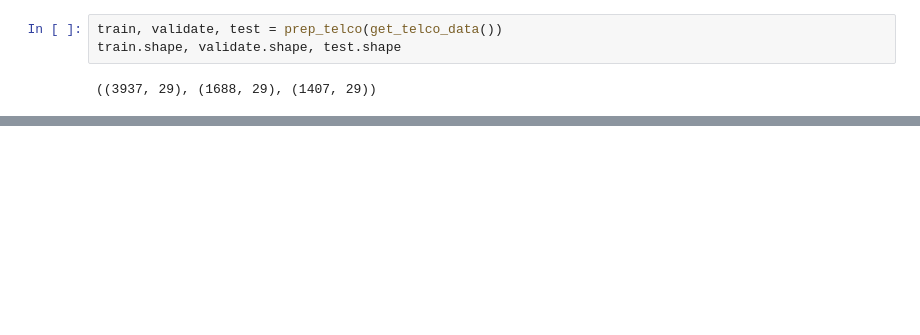
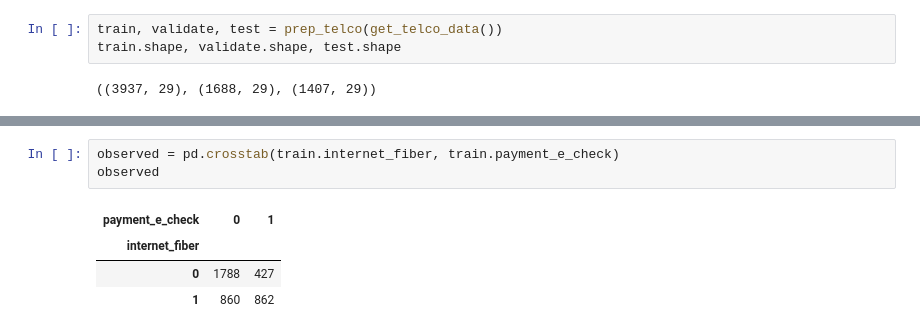
Before and after one commit to Marley-C-Robinson-99/Classification-Project, a Jupyter notebook: Clasification-project-scratch.ipynb, the cells around one changed output, grey strips where cells are left out. Saved outputs shown, nothing was run; the diff lists cells and outputs as text; blank space fills up the shorter version.

```diff
--- a/Clasification-project-scratch.ipynb
+++ b/Clasification-project-scratch.ipynb
@@ -143,0 +506,8 @@ explr = train[[random.choice()]]
+# %%
+observed = pd.crosstab(train.internet_fiber, train.payment_e_check)
+observed
+# %% [output]
+| payment_e_check | 0 | 1 |
+| internet_fiber |  |  |
+| 0 | 1788 | 427 |
+| 1 | 860 | 862 |
```
Also changed, not shown: parts of 63 cells of this notebook, 2 other files.
